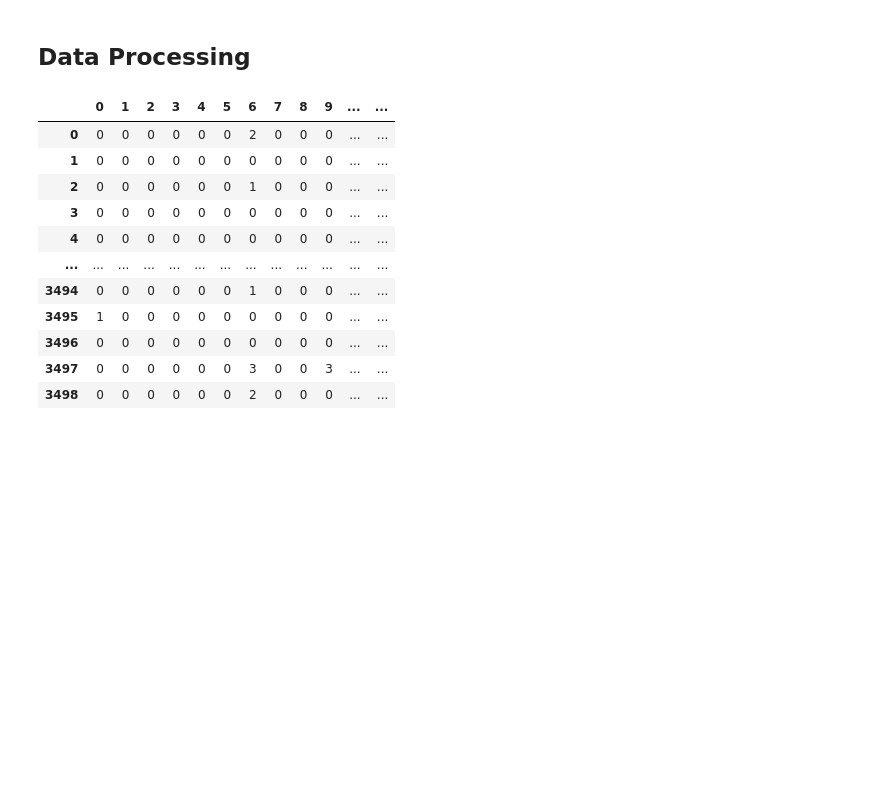
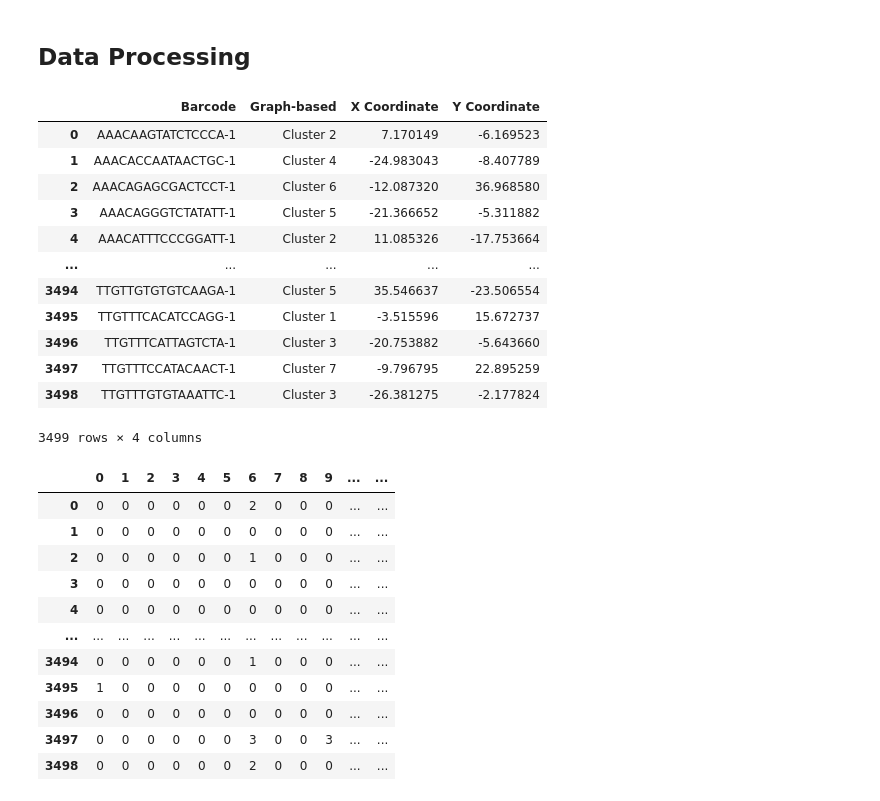
Before and after one commit to ScheWann/A-Part-to-Whole-Circular-Cell-Explorer, a Jupyter notebook: RedesignChallenge/Python/GeneProcess.ipynb, the cells around one changed output. Drawn from its saved outputs; the diff is of its cells as text; code cells hidden in the pictures; blank space fills up the shorter version.

```diff
--- a/RedesignChallenge/Python/GeneProcess.ipynb
+++ b/RedesignChallenge/Python/GeneProcess.ipynb
@@ -94,6 +109,23 @@ feature_matrix_precise
         with 13742662 stored elements in COOrdinate format>
 # %% [markdown]
 ## Data Processing
+# %%
+df_tsne_graphed_position_cluster = pd.merge(tSNE_graphed_df, tSNE_df, on='Barcode')
+df_tsne_graphed_position_cluster
+# %% [output]
+|  | Barcode | Graph-based | X Coordinate | Y Coordinate |
+| 0 | AAACAAGTATCTCCCA-1 | Cluster 2 | 7.170149 | -6.169523 |
+| 1 | AAACACCAATAACTGC-1 | Cluster 4 | -24.983043 | -8.407789 |
+| 2 | AAACAGAGCGACTCCT-1 | Cluster 6 | -12.087320 | 36.968580 |
+| 3 | AAACAGGGTCTATATT-1 | Cluster 5 | -21.366652 | -5.311882 |
+| 4 | AAACATTTCCCGGATT-1 | Cluster 2 | 11.085326 | -17.753664 |
+| ... | ... | ... | ... | ... |
+| 3494 | TTGTTGTGTGTCAAGA-1 | Cluster 5 | 35.546637 | -23.506554 |
+| 3495 | TTGTTTCACATCCAGG-1 | Cluster 1 | -3.515596 | 15.672737 |
+| 3496 | TTGTTTCATTAGTCTA-1 | Cluster 3 | -20.753882 | -5.643660 |
+| 3497 | TTGTTTCCATACAACT-1 | Cluster 7 | -9.796795 | 22.895259 |
+| 3498 | TTGTTTGTGTAAATTC-1 | Cluster 3 | -26.381275 | -2.177824 |
+3499 rows × 4 columns
 # %%
 df_precise = pd.DataFrame.sparse.from_spmatrix(feature_matrix_precise)
 df_precise.T
```
Also changed, not shown: parts of 5 cells of this notebook, 4 other files.
